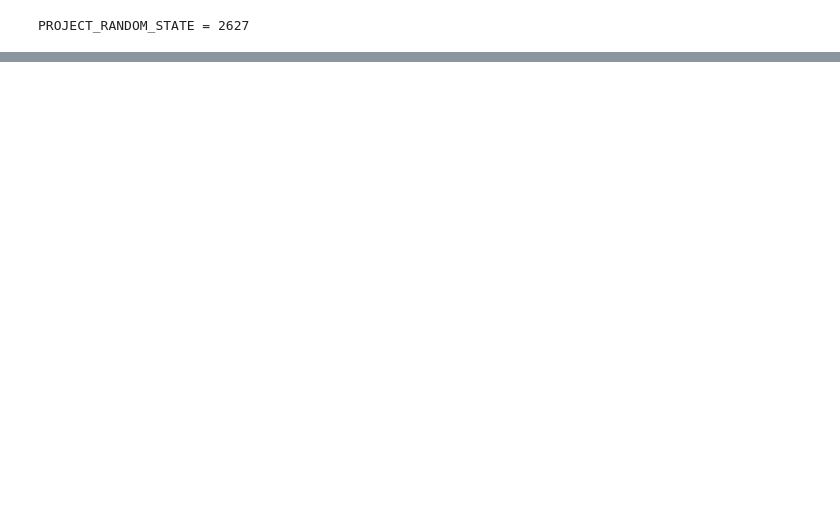
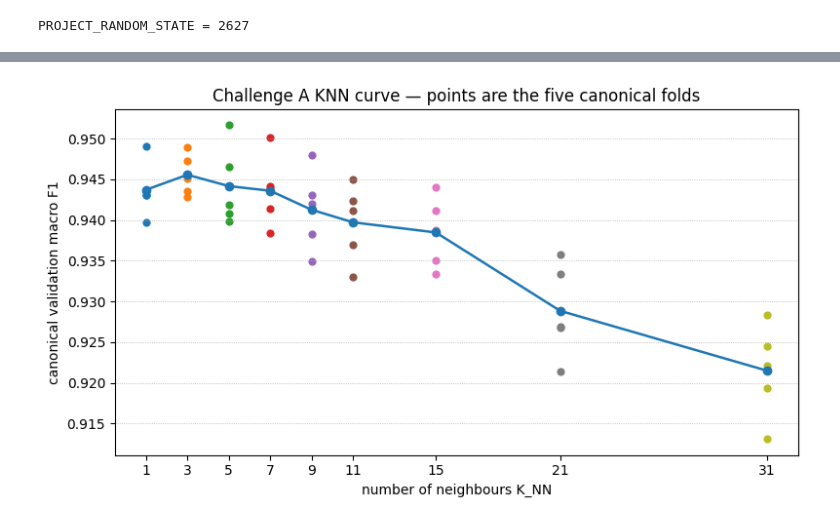
Before and after one commit to andresjimenezbonilla4321/Machine_learning, a Jupyter notebook: PRACTICE_2/Proyecto/p2_challenge_A_cyber.ipynb, the cells around one changed output, grey strips where cells are left out. Drawn from its saved outputs; the diff is of its cells as text; code cells hidden in the pictures; blank space fills up the shorter version.

```diff
--- a/PRACTICE_2/Proyecto/p2_challenge_A_cyber.ipynb
+++ b/PRACTICE_2/Proyecto/p2_challenge_A_cyber.ipynb
@@ -413,0 +356,32 @@ Compare the frozen team assignment with the canonical assignment and describe th
+# %%
+canonical_folds = cyber[["row_id"]].merge(
+    canonical_folds,
+    on="row_id",
+    how="left",
+    validate="one_to_one",
+)
+canonical_fold_id = canonical_folds["fold_id"].to_numpy()
+CANONICAL_FOLD_VALUES = sorted(canonical_folds["fold_id"].unique())
+
+canonical_cv = []
+canonical_check_rows = []
+for fold_id in CANONICAL_FOLD_VALUES:
+    valid_idx = np.flatnonzero(canonical_fold_id == fold_id)
+    train_idx = np.flatnonzero(canonical_fold_id != fold_id)
+    canonical_cv.append((train_idx, valid_idx))
+
+    train_groups = set(groups_cyber.iloc[train_idx])
+    valid_groups = set(groups_cyber.iloc[valid_idx])
+    valid_classes = set(y_cyber.iloc[valid_idx])
+    canonical_check_rows.append({
+        "fold_id": fold_id,
+        "train_rows": len(train_idx),
+        "validation_rows": len(valid_idx),
+        "shared_feature_groups": len(train_groups.intersection(valid_groups)),
+        "validation_classes": len(valid_classes),
+    })
+
+canonical_check_report = pd.DataFrame(canonical_check_rows)
+display(canonical_check_report)
+assert (canonical_check_report["shared_feature_groups"] == 0).all()
+assert (canonical_check_report["validation_classes"] == len(class_codes)).all()
@@ -413,0 +475,14 @@ Compare the frozen team assignment with the canonical assignment and describe th
+# %%
+fig, ax = plt.subplots(figsize=(8, 4.5))
+for n_neighbours, fold_scores in knn_fold_scores.items():
+    ax.scatter([n_neighbours] * len(fold_scores), fold_scores, s=24)
+ax.plot(knn_curve["K_NN"], knn_curve["mean_macro_f1"], marker="o", linewidth=1.8)
+ax.set_xticks(N_NEIGHBOURS_GRID)
+ax.set_xlabel("number of neighbours K_NN")
+ax.set_ylabel("canonical validation macro F1")
+ax.set_title("Challenge A KNN curve — points are the five canonical folds")
+ax.grid(axis="y", linestyle=":", linewidth=0.6)
+plt.tight_layout()
+plt.show()
+# %% [output]
+[figure, added]
```
Also changed, not shown: parts of 55 cells of this notebook, 8 other files.
